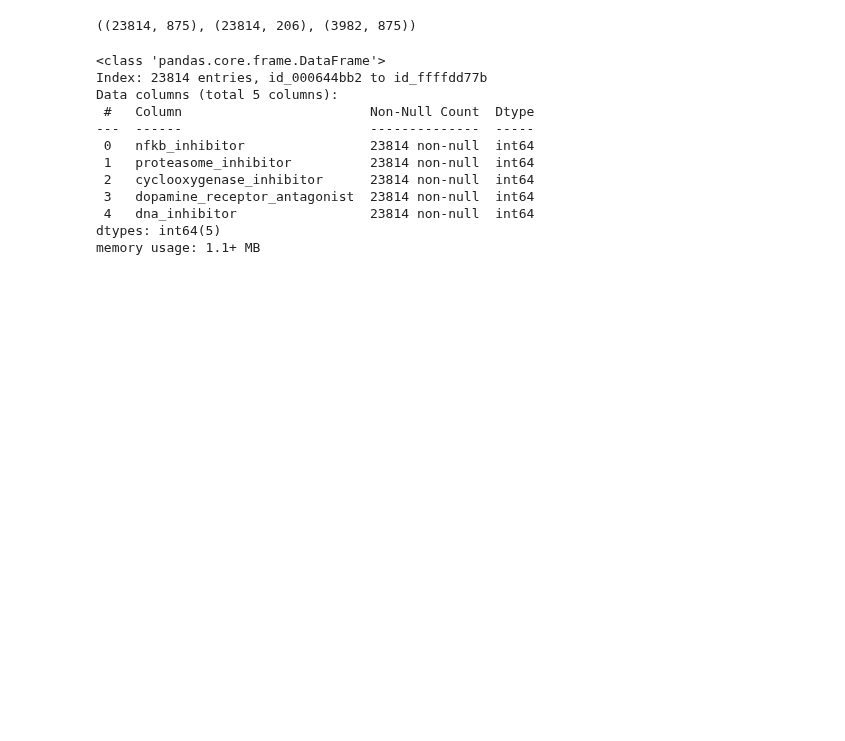
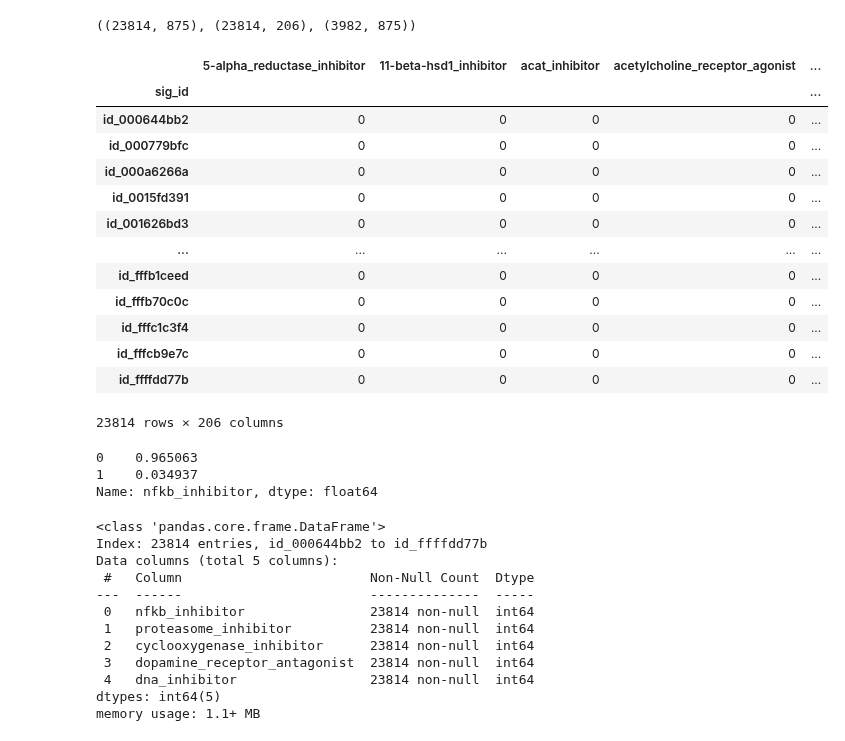
Before and after one commit to Yongliang-Shi/Mechanism-of-Action-Prediction, a Jupyter notebook: classifier_chain_v5.ipynb, the cells around one changed output. Cells and saved outputs as stored; diff of their text form; code cells hidden in the pictures; blank space fills up the shorter version.

```diff
--- a/classifier_chain_v5.ipynb
+++ b/classifier_chain_v5.ipynb
@@ -32,6 +32,29 @@ X_test = pd.read_csv('test_features.csv', index_col=0)
 X_train.shape, Y_train.shape, X_test.shape # Correct
 # %% [output]
 ((23814, 875), (23814, 206), (3982, 875))
+# %%
+Y_train
+# %% [output]
+|  | 5-alpha_reductase_inhibitor | 11-beta-hsd1_inhibitor | acat_inhibitor | acetylcholine_receptor_agonist | ... |
+| sig_id |  |  |  |  | ... |
+| id_000644bb2 | 0 | 0 | 0 | 0 | ... |
+| id_000779bfc | 0 | 0 | 0 | 0 | ... |
+| id_000a6266a | 0 | 0 | 0 | 0 | ... |
+| id_0015fd391 | 0 | 0 | 0 | 0 | ... |
+| id_001626bd3 | 0 | 0 | 0 | 0 | ... |
+| ... | ... | ... | ... | ... | ... |
+| id_fffb1ceed | 0 | 0 | 0 | 0 | ... |
+| id_fffb70c0c | 0 | 0 | 0 | 0 | ... |
+| id_fffc1c3f4 | 0 | 0 | 0 | 0 | ... |
+| id_fffcb9e7c | 0 | 0 | 0 | 0 | ... |
+| id_ffffdd77b | 0 | 0 | 0 | 0 | ... |
+23814 rows × 206 columns
+# %%
+Y_train['nfkb_inhibitor'].value_counts(normalize=True)
+# %% [output]
+0    0.965063
+1    0.034937
+Name: nfkb_inhibitor, dtype: float64
 # %%
 # Take the top 5 labels from Y_train
 
```
